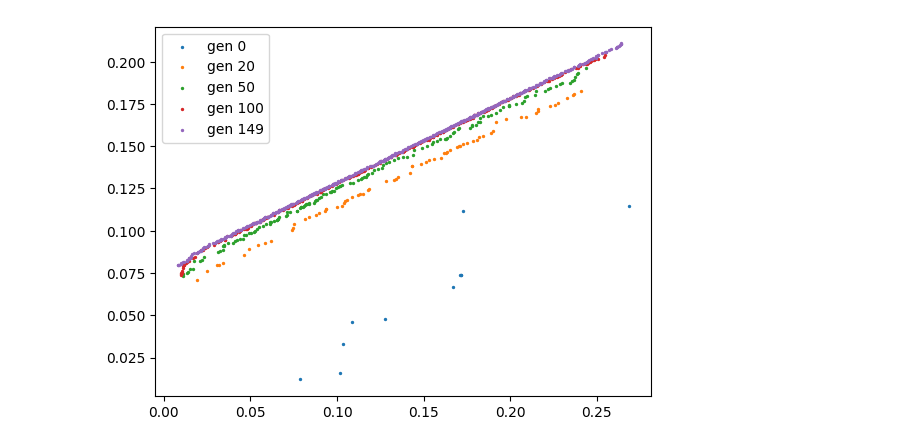
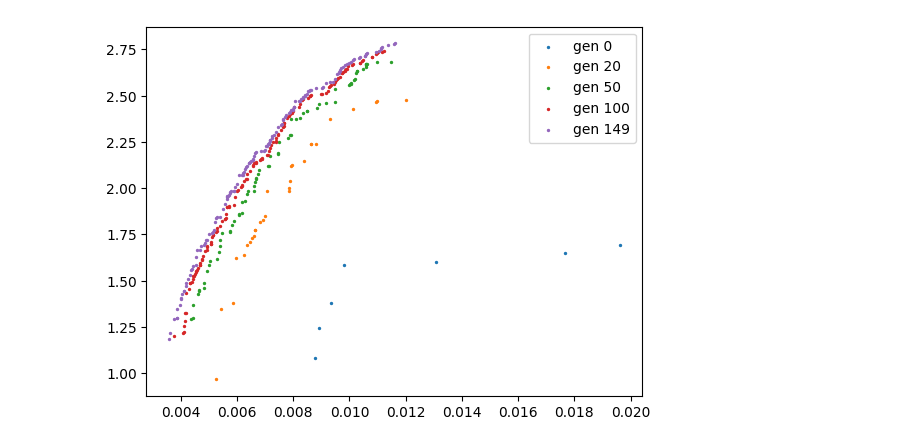
Before and after one commit to HugoxSaraiva/airfoil-optimization-ga, a Jupyter notebook: nsga2_analysis.ipynb, the cells around one changed output. Cells and saved outputs as stored; diff of their text form; code cells hidden in the pictures.

```diff
--- a/nsga2_analysis.ipynb
+++ b/nsga2_analysis.ipynb
@@ -1,25 +1,25 @@
 # %%
 from matplotlib import pyplot as plt
 import pickle
 import numpy as np
 
 run = '01'
 def print_pop():
     gens = [0, 20, 50, 100, 149]
     fig, ax = plt.subplots()
     for gen in gens:
         with open(f"data/runs/{run}/checkpoint_name_gen_{gen}.pkl", "rb") as cp_file:
             cp = pickle.load(cp_file)
             population = cp["population"]
             pareto = cp["pareto"]
-            front = np.array([ind.fitness.values for ind in pareto]) #if ind.fitness.values[0] <= 0.02 and ind.fitness.values[1] >= 0.9])
+            front = np.array([ind.fitness.values for ind in pareto if ind.fitness.values[0] <= 0.02 and ind.fitness.values[1] >= 0.9])
             ax.scatter(front[:,0], front[:,1], s=2, label=f"gen {gen}")
     ax.legend()
     plt.show()
 
 print_pop()
 # %% [output]
-[figure, old version]
+[figure, new version]
 # %%
 
 import matplotlib.pyplot as plt
```
Also changed, not shown: parts of 6 cells of this notebook, 39 other files.
